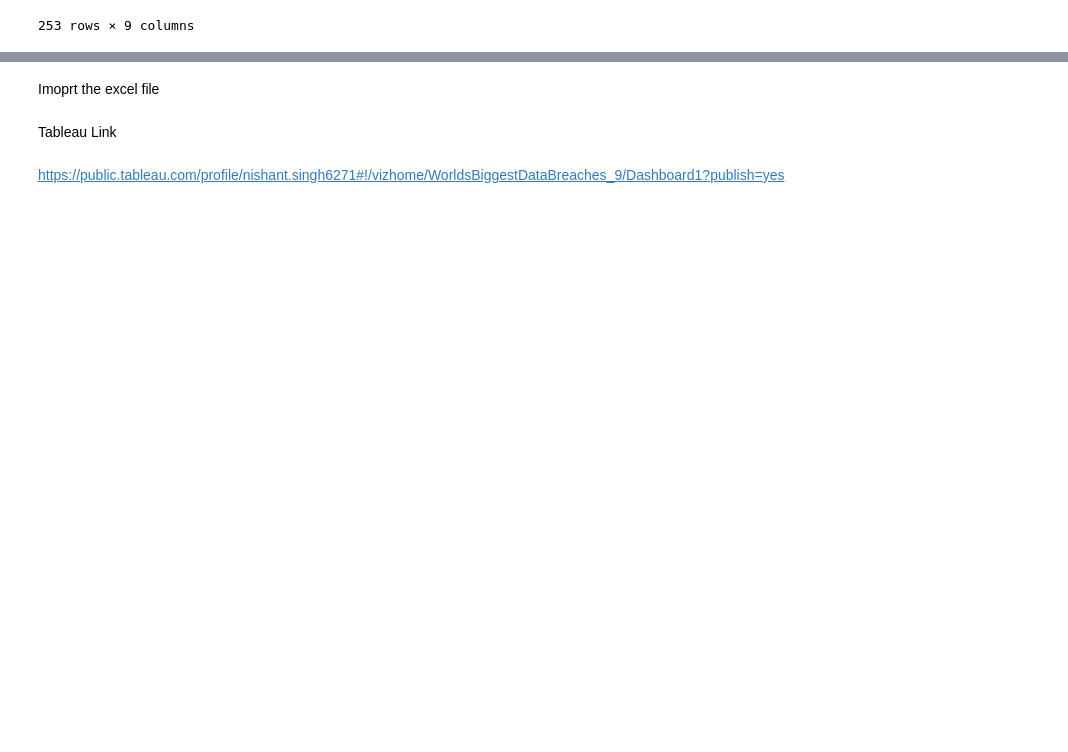
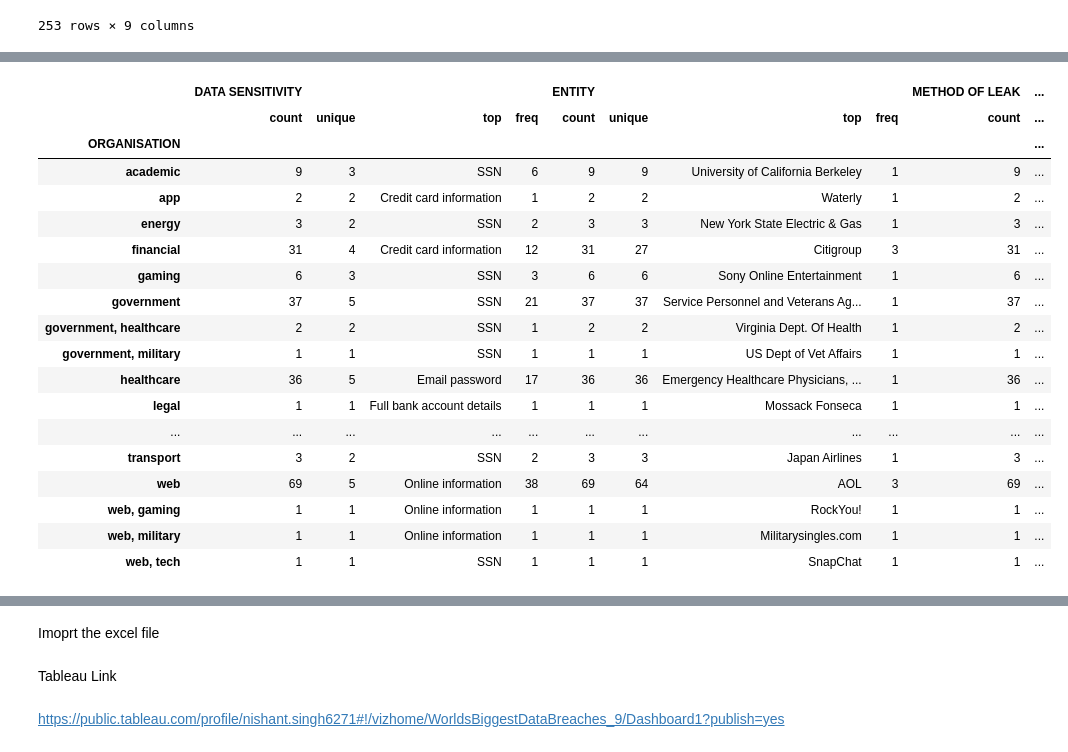
Before and after one commit to nishantsingh93/World-s-Biggest-Data-Breaches, a Jupyter notebook: World%2527s%2BBiggest%2BData%2BBreaches.ipynb, the cells around one changed output, grey strips where cells are left out. Saved outputs shown, nothing was run; the diff lists cells and outputs as text; code cells hidden in the pictures; blank space fills up the shorter version.

Commit message:
Add files via upload
https://public.tableau.com/profile/nishant.singh6271#!/vizhome/SecurityBreachesbecomingmoresevere/Dashboard1

```diff
--- a/World%2527s%2BBiggest%2BData%2BBreaches.ipynb
+++ b/World%2527s%2BBiggest%2BData%2BBreaches.ipynb
@@ -237,0 +252,6 @@ df
+# %%
+df=df.dropna()
+# %%
+df=df.rename(columns={'records lost': 'RECORDS LOST'})
+# %%
+df=df.rename(columns={'Entity': 'ENTITY'})
@@ -237,0 +262,3 @@ df
+# %%
+by_comp = df.groupby('ORGANISATION')
+by_comp.min()
@@ -237,0 +284,22 @@ df
+# %%
+by_comp.describe()
+# %% [output]
+|  | DATA SENSITIVITY |  |  |  | ENTITY |  |  |  | METHOD OF LEAK | ... |
+|  | count | unique | top | freq | count | unique | top | freq | count | ... |
+| ORGANISATION |  |  |  |  |  |  |  |  |  | ... |
+| academic | 9 | 3 | SSN | 6 | 9 | 9 | University of California Berkeley | 1 | 9 | ... |
+| app | 2 | 2 | Credit card information | 1 | 2 | 2 | Waterly | 1 | 2 | ... |
+| energy | 3 | 2 | SSN | 2 | 3 | 3 | New York State Electric & Gas | 1 | 3 | ... |
+| financial | 31 | 4 | Credit card information | 12 | 31 | 27 | Citigroup | 3 | 31 | ... |
+| gaming | 6 | 3 | SSN | 3 | 6 | 6 | Sony Online Entertainment | 1 | 6 | ... |
+| government | 37 | 5 | SSN | 21 | 37 | 37 | Service Personnel and Veterans Ag... | 1 | 37 | ... |
+| government, healthcare | 2 | 2 | SSN | 1 | 2 | 2 | Virginia Dept. Of Health | 1 | 2 | ... |
+| government, military | 1 | 1 | SSN | 1 | 1 | 1 | US Dept of Vet Affairs | 1 | 1 | ... |
+| healthcare | 36 | 5 | Email password | 17 | 36 | 36 | Emergency Healthcare Physicians, ... | 1 | 36 | ... |
+| legal | 1 | 1 | Full bank account details | 1 | 1 | 1 | Mossack Fonseca | 1 | 1 | ... |
+| ... | ... | ... | ... | ... | ... | ... | ... | ... | ... | ... |
+| transport | 3 | 2 | SSN | 2 | 3 | 3 | Japan Airlines | 1 | 3 | ... |
+| web | 69 | 5 | Online information | 38 | 69 | 64 | AOL | 3 | 69 | ... |
+| web, gaming | 1 | 1 | Online information | 1 | 1 | 1 | RockYou! | 1 | 1 | ... |
+| web, military | 1 | 1 | Online information | 1 | 1 | 1 | Militarysingles.com | 1 | 1 | ... |
+| web, tech | 1 | 1 | SSN | 1 | 1 | 1 | SnapChat | 1 | 1 | ... |
```
Also changed, not shown: parts of 40 cells of this notebook, 1 other file.
